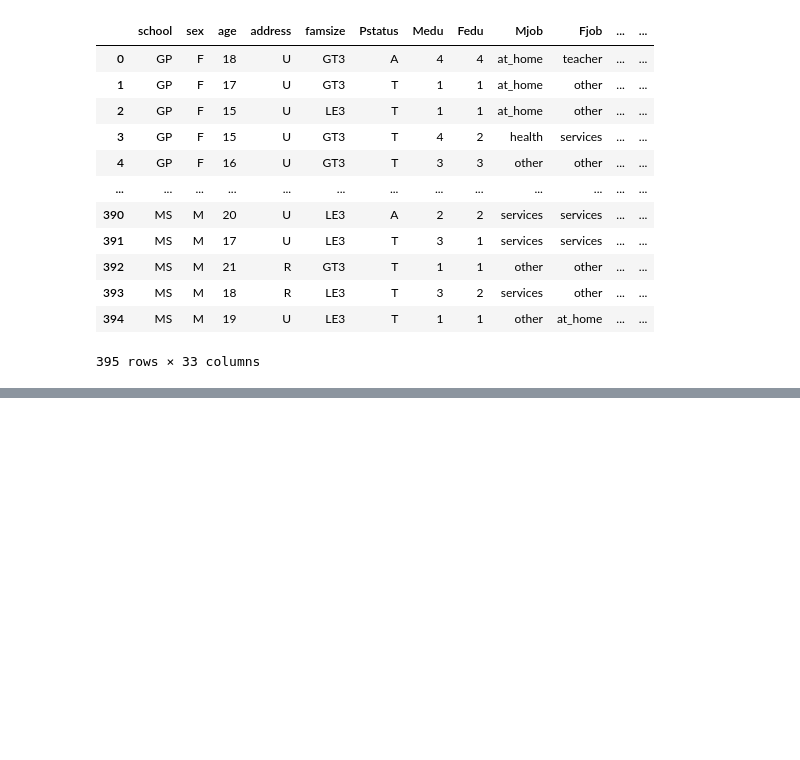
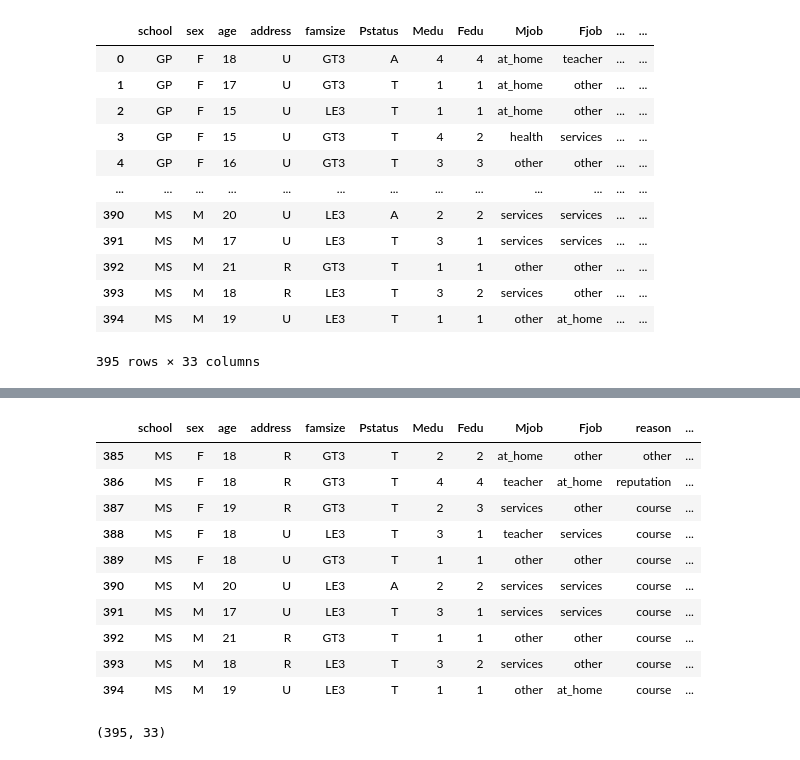
Before and after one commit to Ramesh-Bojanapu-1011/ai_python_practice, a Jupyter notebook: pandas_practive/student_mat.ipynb, the cells around one changed output, grey strips where cells are left out. Cells and saved outputs as stored; diff of their text form; code cells hidden in the pictures; blank space fills up the shorter version.

```diff
--- a/pandas_practive/student_mat.ipynb
+++ b/pandas_practive/student_mat.ipynb
@@ -20,0 +91,18 @@ student_mat_df
+# %%
+student_mat_df.tail(10) # Display the last 10 rows of the DataFrame
+# %% [output]
+|  | school | sex | age | address | famsize | Pstatus | Medu | Fedu | Mjob | Fjob | reason | ... |
+| 385 | MS | F | 18 | R | GT3 | T | 2 | 2 | at_home | other | other | ... |
+| 386 | MS | F | 18 | R | GT3 | T | 4 | 4 | teacher | at_home | reputation | ... |
+| 387 | MS | F | 19 | R | GT3 | T | 2 | 3 | services | other | course | ... |
+| 388 | MS | F | 18 | U | LE3 | T | 3 | 1 | teacher | services | course | ... |
+| 389 | MS | F | 18 | U | GT3 | T | 1 | 1 | other | other | course | ... |
+| 390 | MS | M | 20 | U | LE3 | A | 2 | 2 | services | services | course | ... |
+| 391 | MS | M | 17 | U | LE3 | T | 3 | 1 | services | services | course | ... |
+| 392 | MS | M | 21 | R | GT3 | T | 1 | 1 | other | other | course | ... |
+| 393 | MS | M | 18 | R | LE3 | T | 3 | 2 | services | other | course | ... |
+| 394 | MS | M | 19 | U | LE3 | T | 1 | 1 | other | at_home | course | ... |
+# %%
+student_mat_df.shape # Get the shape of the DataFrame (rows, columns)
+# %% [output]
+(395, 33)
```
Also changed, not shown: parts of 8 cells of this notebook.
